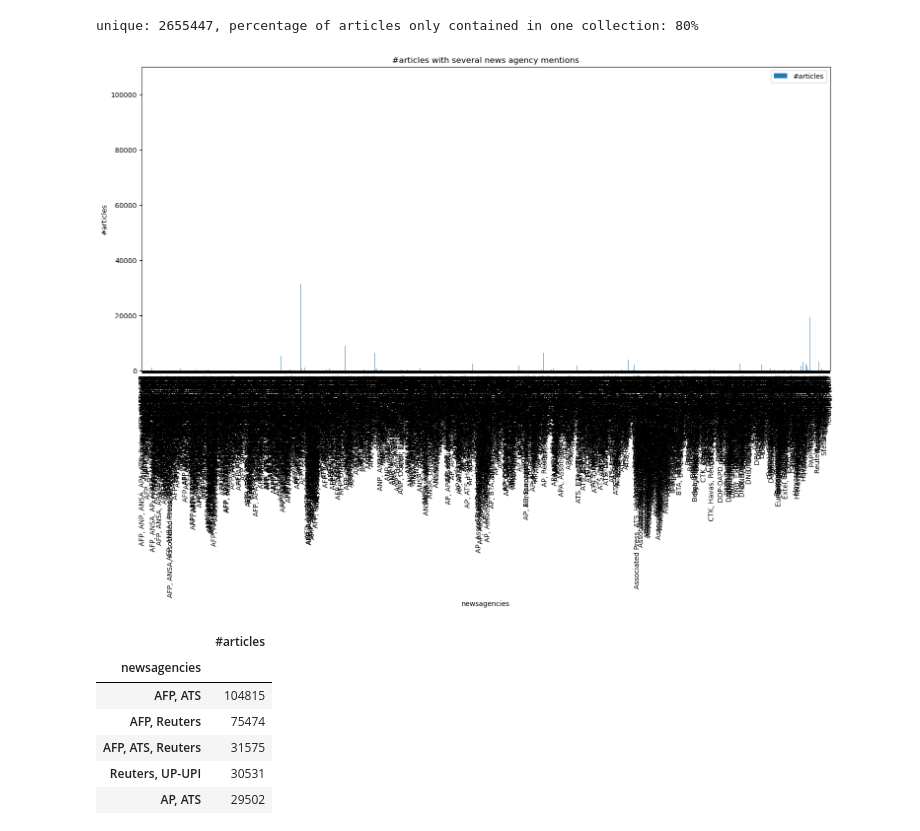
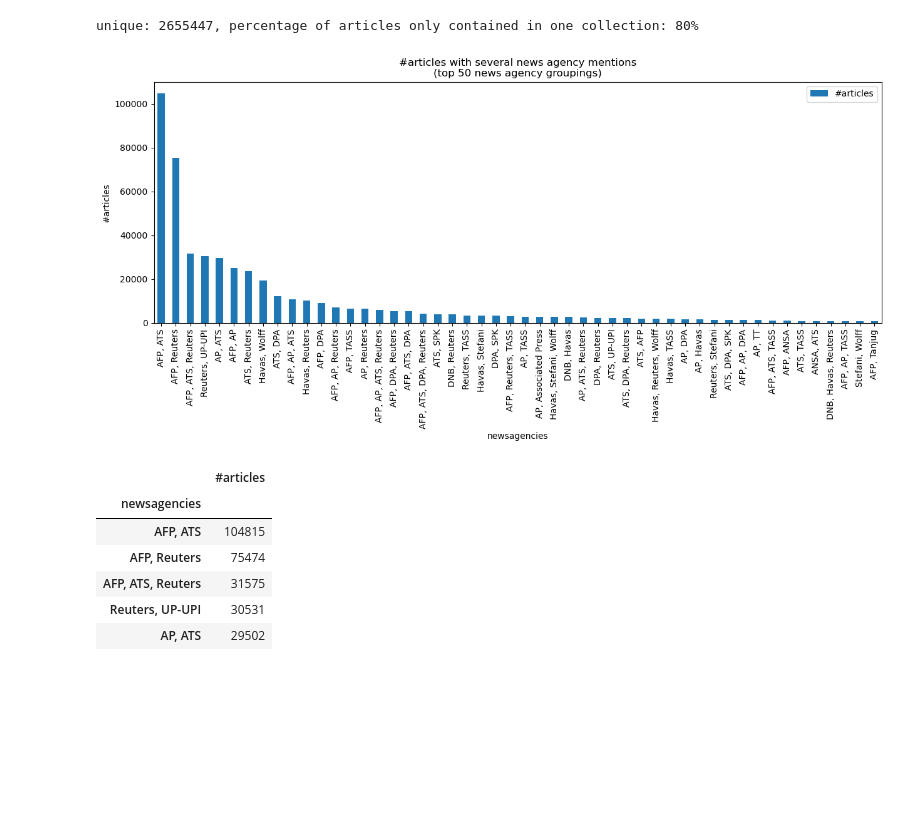
Before and after one commit to impresso/newsagency-classification, a Jupyter notebook: notebooks/data_exploration.ipynb, the cells around one changed output. Cells and saved outputs as stored; diff of their text form; code cells hidden in the pictures; blank space fills up the shorter version.

```diff
--- a/notebooks/data_exploration.ipynb
+++ b/notebooks/data_exploration.ipynb
@@ -366,10 +366,10 @@ unique: 2655447, percentage of articles only contained in one collection: 80%
 # %%
 na_mixed = df_unique[df_unique["newsagency_list"].str.len() > 1]
 na_mixed_grouped = na_mixed[["uid", "newsagencies"]].groupby("newsagencies").count().rename({"uid":"#articles"}, axis=1)
-na_mixed_grouped.plot(kind="bar", ylabel="#articles", title="#articles with several news agency mentions", figsize=(18,8))
+na_mixed_grouped.nlargest(50, "#articles").plot(kind="bar", ylabel="#articles", title="#articles with several news agency mentions\n(top 50 news agency groupings)", figsize=(15,5))
 plt.show()
 # %% [output]
-[figure, old version]
+[figure, new version]
 # %%
 na_mixed_grouped.nlargest(10, "#articles")
 # %% [output]
```
Also changed, not shown: parts of 1 cell of this notebook.
